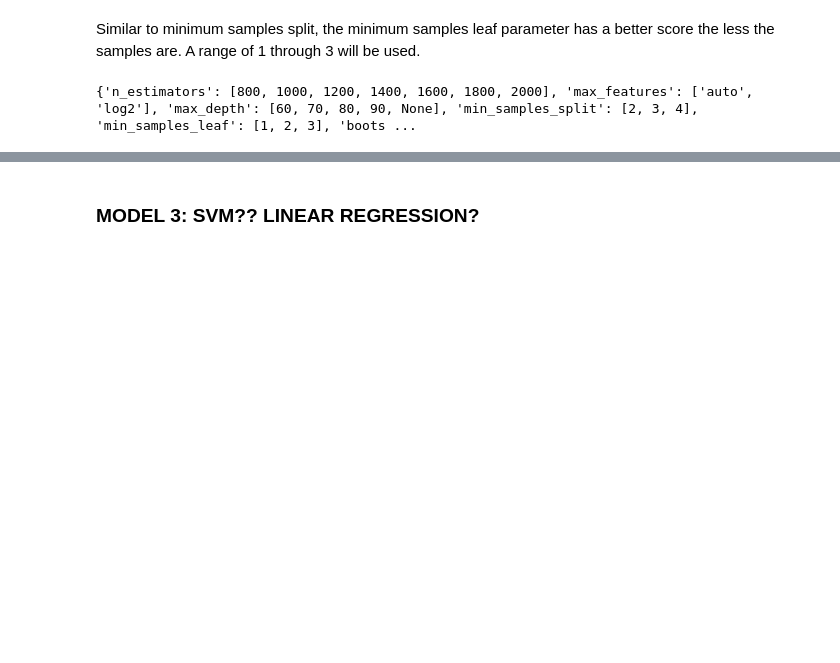
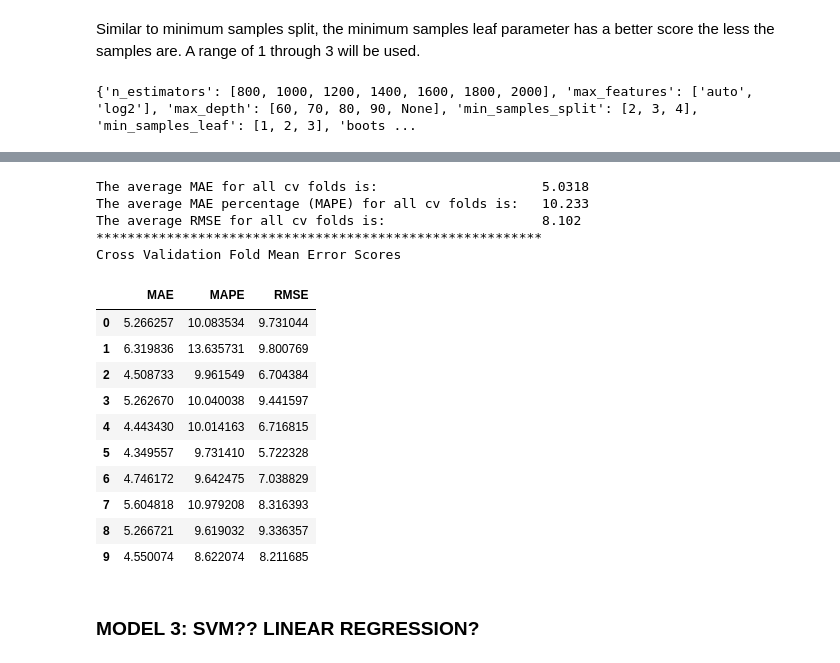
Before and after one commit to crkim13/7331DataMining, a Jupyter notebook: Lab2.ipynb, the cells around one changed output, grey strips where cells are left out. Saved outputs shown, nothing was run; the diff lists cells and outputs as text; code cells hidden in the pictures; blank space fills up the shorter version.

```diff
--- a/Lab2.ipynb
+++ b/Lab2.ipynb
@@ -1197,7 +1225,7 @@ rf2 = RandomForestRegressor(random_state=39)
 # Random search of parameters, using 3 fold cross validation,
 # search across 100 different combinations, and use all available cores
 rf_randomSchPct = RandomizedSearchCV(estimator = rf2,
-                                     param_distributions = random_grid,
+                                     param_distributions = random_grid2,
                                      n_iter = 100, cv = cv_object2, verbose = 2,
                                      random_state=42, n_jobs = -1,
                                      scoring = mae_scorer)
@@ -1216,3 +1256,25 @@ KeyboardInterrupt:
+# %%
+# analyze how well the RandomizedGridSearchCV predicted
+rf_randomSchPct_Estimator = rf_randomSchPct.best_estimator_
+
+EvaluateRegressionEstimator(rf_randomSchPct_Estimator, XSchPct, ySchPct, cv_object2)
+# %% [output]
+The average MAE for all cv folds is:                     5.0318
+The average MAE percentage (MAPE) for all cv folds is:   10.233
+The average RMSE for all cv folds is:                    8.102
+*********************************************************
+Cross Validation Fold Mean Error Scores
+|  | MAE | MAPE | RMSE |
+| 0 | 5.266257 | 10.083534 | 9.731044 |
+| 1 | 6.319836 | 13.635731 | 9.800769 |
+| 2 | 4.508733 | 9.961549 | 6.704384 |
+| 3 | 5.262670 | 10.040038 | 9.441597 |
+| 4 | 4.443430 | 10.014163 | 6.716815 |
+| 5 | 4.349557 | 9.731410 | 5.722328 |
+| 6 | 4.746172 | 9.642475 | 7.038829 |
+| 7 | 5.604818 | 10.979208 | 8.316393 |
+| 8 | 5.266721 | 9.619032 | 9.336357 |
+| 9 | 4.550074 | 8.622074 | 8.211685 |
 # %%
 # Create the parameter grid based on the results of random search
 param_grid = {
```
Also changed, not shown: parts of 7 cells of this notebook.
